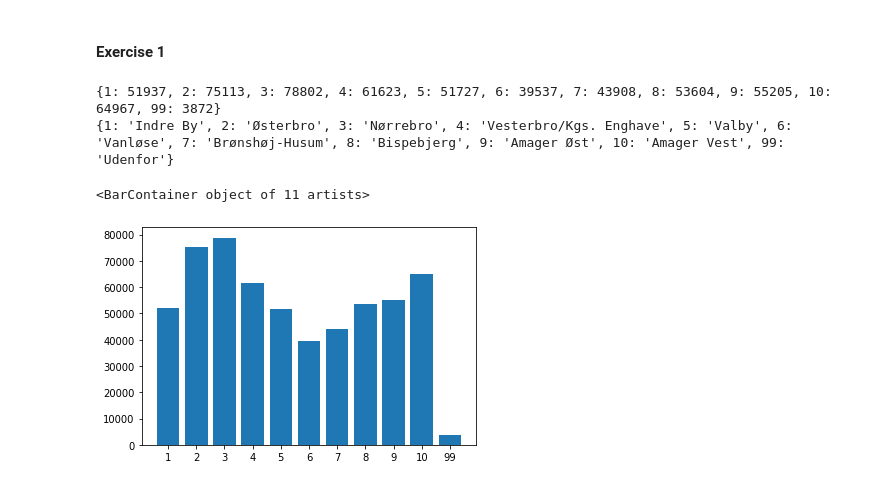
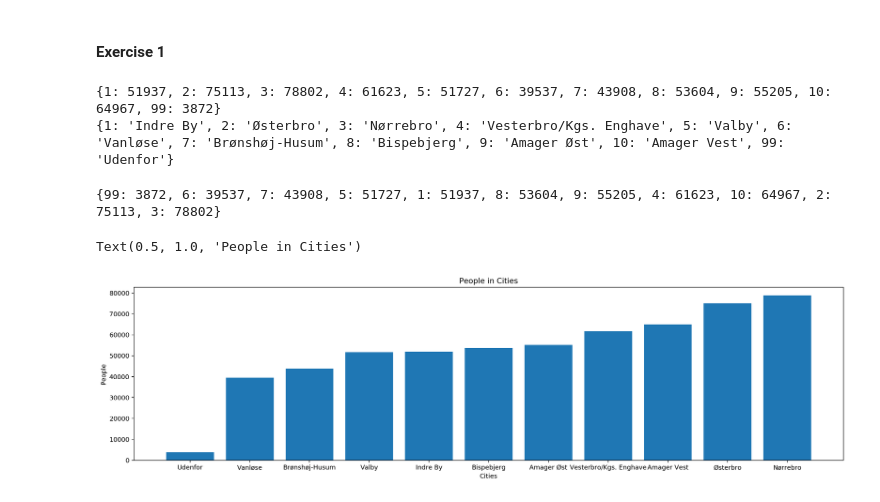
Before and after one commit to TimoSR/DAT4A-Python-Projects, a Jupyter notebook: Week 4/Week4 Excersise.ipynb, the cells around one changed output. Cells and saved outputs as stored; diff of their text form; code cells hidden in the pictures.

```diff
--- a/Week 4/Week4 Excersise.ipynb
+++ b/Week 4/Week4 Excersise.ipynb
@@ -5,50 +18,44 @@
 # %%
-import numpy
-from numpy import genfromtxt
-import matplotlib.pyplot as plt
-
-filename = 'befkbhalderstatkode.csv'
-
-my_data = genfromtxt(filename, delimiter=',', dtype=numpy.uint, skip_header=1)
-
-dd = my_data
+# 3. Using this data, find out how many people lived in each of the 11 areas in 2015
 
 neighb = {1: 'Indre By', 2: 'Østerbro', 3: 'Nørrebro', 4: 'Vesterbro/Kgs. Enghave',
        5: 'Valby', 6: 'Vanløse', 7: 'Brønshøj-Husum', 8: 'Bispebjerg', 9: 'Amager Øst',
        10: 'Amager Vest', 99: 'Udenfor'}
 
-#Find out how many people lived in each of the 11 areas in 2015
-
 def number_of_people_per_neighbourhood(n, mask):
     all_people_in_given_n = dd[mask & (dd[:,1] == n)]
-    sum_of_people = all_people_in_given_n[:,4].sum() # index 4 is no of 'PERSONER'
+    sum_of_people = all_people_in_given_n[:,4].sum() # index 4 is number of 'PERSONER'
     return sum_of_people
 
-#Sort the data before calculating amount_of_people, to prepare for the bar plot.
+amount_of_people = {key: number_of_people_per_neighbourhood(key, (dd[:,0] == 2015)) for key in neighb.keys()}
 
-amount_of_people = numpy.array({key: number_of_people_per_neighbourhood(key, (dd[:,0] == 2015)) for key in neighb.keys()})
+# Function to get only numbers
+#amount_of_people = numpy.array([number_of_people_per_neighbourhood(key, (dd[:,0] == 2015)) for key in neighb.keys()])
 
 print(amount_of_people)
-
-amount_of_people = numpy.array([number_of_people_per_neighbourhood(key, (dd[:,0] == 2015)) for key in neighb.keys()])
 
 neighbourhood = numpy.array({key: value for key, value in neighb.items()})
 
 print(neighbourhood)
-
-#Make a bar plot to show the size of each city area from the smallest to the largest
-
-#Getting neighbourhood_names
-
-get_neighbourhood_names = numpy.array([str(key) for key, value in neighb.items()])
-
-#for key, value in neighbourhood
-
-#https://matplotlib.org/tutorials/introductory/pyplot.html
-
-plt.bar(get_neighbourhood_names, amount_of_people, width=0.8, align='center')
 # %% [output]
 {1: 51937, 2: 75113, 3: 78802, 4: 61623, 5: 51727, 6: 39537, 7: 43908, 8: 53604, 9: 55205, 10: 64967, 99: 3872}
 {1: 'Indre By', 2: 'Østerbro', 3: 'Nørrebro', 4: 'Vesterbro/Kgs. Enghave', 5: 'Valby', 6: 'Vanløse', 7: 'Brønshøj-Husum', 8: 'Bispebjerg', 9: 'Amager Øst', 10: 'Amager Vest', 99: 'Udenfor'}
-<BarContainer object of 11 artists>
-[figure, removed]
+# %%
+# 4. Make a bar plot to show the size of each city area from the smallest to the largest
+
+amount_of_people = {key: value for key, value in sorted(amount_of_people.items(), key=lambda item: item[1])}
+
+print(amount_of_people)
+
+y_bar = [neighb[l] for l in amount_of_people]
+x_bar = amount_of_people.values()
+
+plt.figure(num=None, figsize=(20, 5), dpi=180, facecolor='w', edgecolor='k')
+plt.bar(y_bar, x_bar)
+plt.ylabel('People')
+plt.xlabel('Cities')
+plt.title('People in Cities')
+# %% [output]
+{99: 3872, 6: 39537, 7: 43908, 5: 51727, 1: 51937, 8: 53604, 9: 55205, 4: 61623, 10: 64967, 2: 75113, 3: 78802}
+Text(0.5, 1.0, 'People in Cities')
+[figure, added]
```
Also changed, not shown: parts of 1 cell of this notebook.
